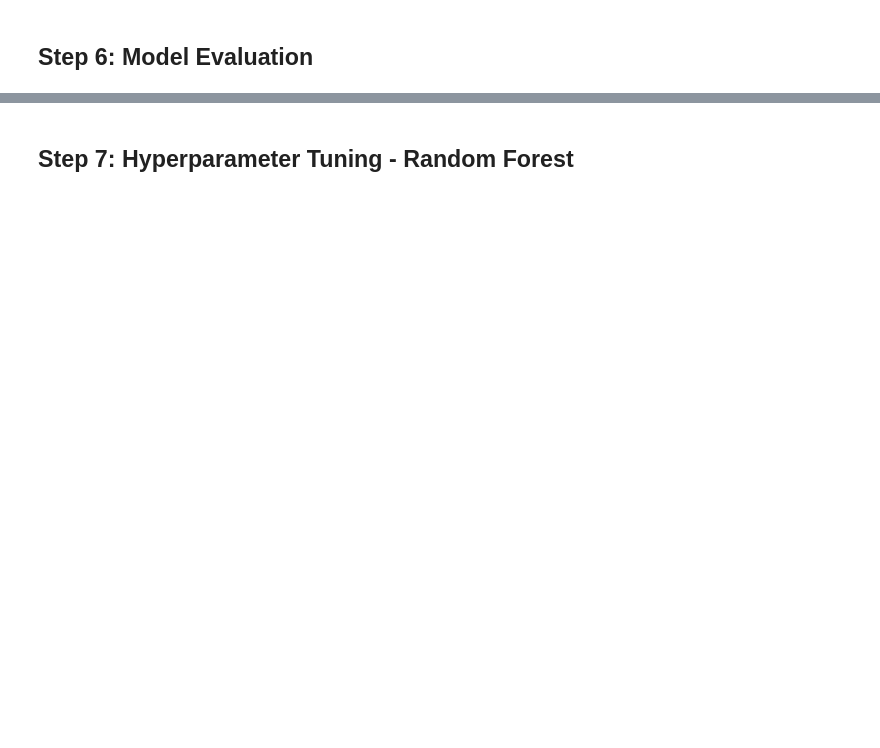
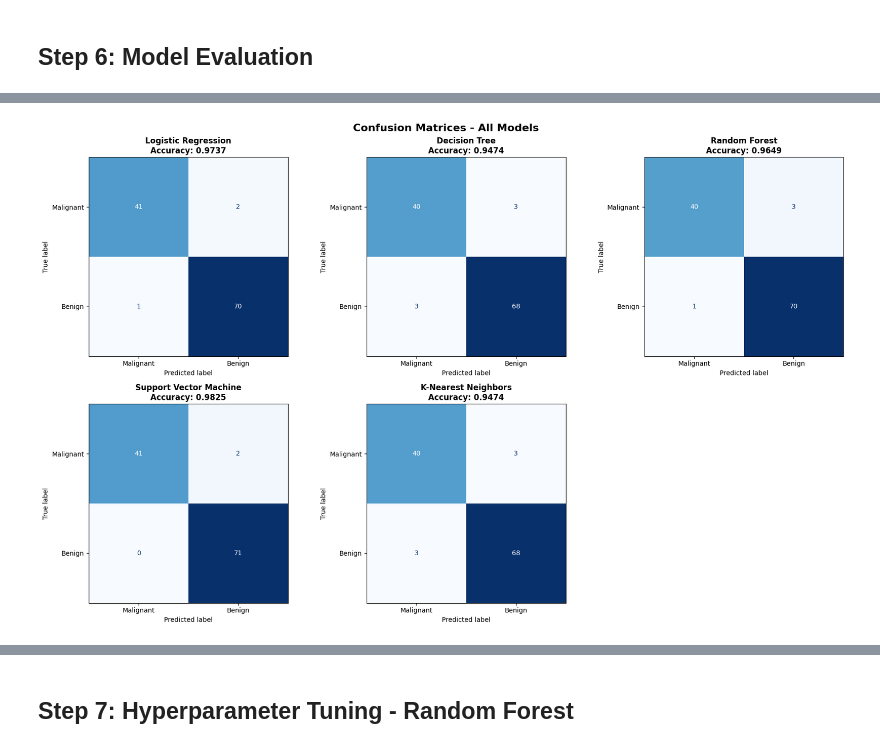
Before and after one commit to Aaapriellee04/data-mining-breast-cancer, a Jupyter notebook: breast_cancer_classification.ipynb, the cells around one changed output, grey strips where cells are left out. Cells and saved outputs as stored; diff of their text form; code cells hidden in the pictures; blank space fills up the shorter version.

```diff
--- a/breast_cancer_classification.ipynb
+++ b/breast_cancer_classification.ipynb
@@ -168,13 +237,11 @@ plt.show()
 ## Step 6: Model Evaluation
 # %%
 for name, result in results.items():
-    print(f"
-{chr(61)*55}")
+    print(f"\n{chr(61)*55}")
     print(f" {name}")
     print(f"{chr(61)*55}")
     print(f" Test Accuracy : {result[chr(97)+chr(99)+chr(99)+chr(117)+chr(114)+chr(97)+chr(99)+chr(121)]:.4f}")
     print(f" CV Mean       : {result[chr(99)+chr(118)+chr(95)+chr(109)+chr(101)+chr(97)+chr(110)]:.4f}")
-    print("
-Classification Report:")
+    print("\nClassification Report:")
     print(classification_report(y_test, result["y_pred"],
                                 target_names=["Malignant", "Benign"]))
@@ -181,18 +266,19 @@ Classification Report:")
 # %%
 fig, axes = plt.subplots(2, 3, figsize=(18, 11))
 axes = axes.flatten()
 
 for i, (name, result) in enumerate(results.items()):
     cm = confusion_matrix(y_test, result["y_pred"])
     disp = ConfusionMatrixDisplay(confusion_matrix=cm, display_labels=["Malignant", "Benign"])
     disp.plot(ax=axes[i], colorbar=False, cmap="Blues")
-    axes[i].set_title(f"{name}
-Accuracy: {result[chr(97)+chr(99)+chr(99)+chr(117)+chr(114)+chr(97)+chr(99)+chr(121)]:.4f}", fontweight="bold")
+    axes[i].set_title(f"{name}\nAccuracy: {result[chr(97)+chr(99)+chr(99)+chr(117)+chr(114)+chr(97)+chr(99)+chr(121)]:.4f}", fontweight="bold")
 
 axes[-1].set_visible(False)
 plt.suptitle("Confusion Matrices - All Models", fontsize=16, fontweight="bold")
 plt.tight_layout()
 plt.show()
+# %% [output]
+[figure, added]
 # %%
 plt.figure(figsize=(10, 7))
 colors = ["#3498db", "#e74c3c", "#2ecc71", "#9b59b6", "#f39c12"]
```
Also changed, not shown: parts of 16 cells of this notebook.
